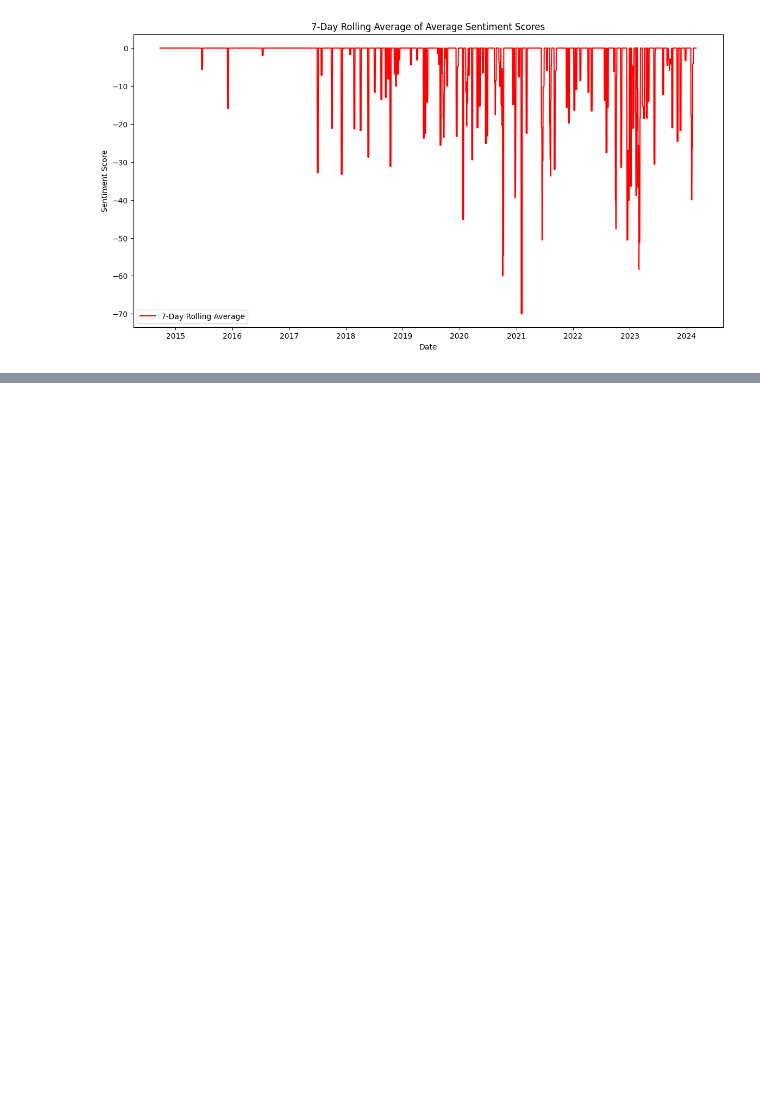
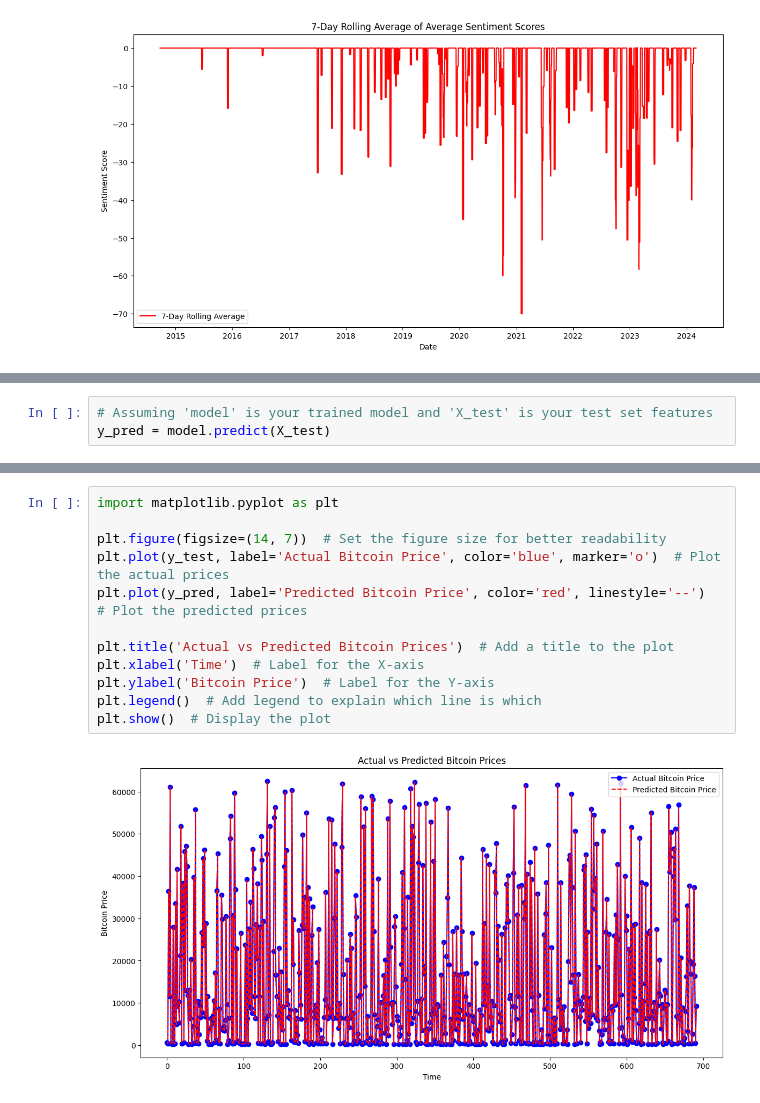
Before and after one commit to jcjr64/CIND820, a Jupyter notebook: Codes/CNN.ipynb, the cells around one changed output, grey strips where cells are left out. Cells and saved outputs as stored; diff of their text form; blank space fills up the shorter version.

```diff
--- a/Codes/CNN.ipynb
+++ b/Codes/CNN.ipynb
@@ -266,3 +265,6 @@ plt.title('Correlation Matrix Heatmap')
 plt.show()
 # %% [output]
 [figure]
+# %%
+# Assuming 'model' is your trained model and 'X_test' is your test set features
+y_pred = model.predict(X_test)
@@ -268,0 +288,14 @@ plt.show()
+# %%
+import matplotlib.pyplot as plt
+
+plt.figure(figsize=(14, 7))  # Set the figure size for better readability
+plt.plot(y_test, label='Actual Bitcoin Price', color='blue', marker='o')  # Plot the actual prices
+plt.plot(y_pred, label='Predicted Bitcoin Price', color='red', linestyle='--')  # Plot the predicted prices
+
+plt.title('Actual vs Predicted Bitcoin Prices')  # Add a title to the plot
+plt.xlabel('Time')  # Label for the X-axis
+plt.ylabel('Bitcoin Price')  # Label for the Y-axis
+plt.legend()  # Add legend to explain which line is which
+plt.show()  # Display the plot
+# %% [output]
+[figure, added]
```
Also changed, not shown: parts of 5 cells of this notebook.
